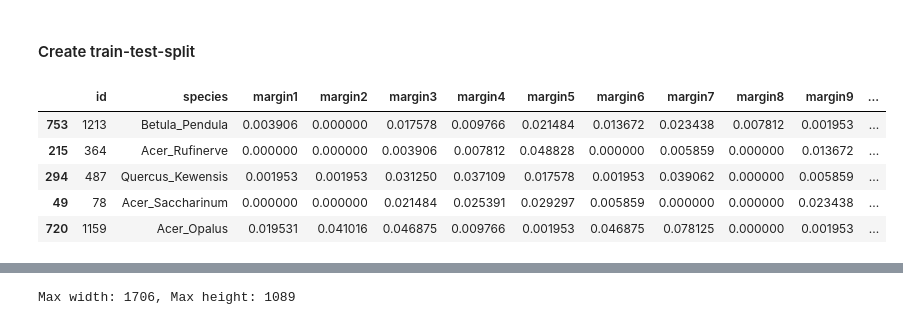
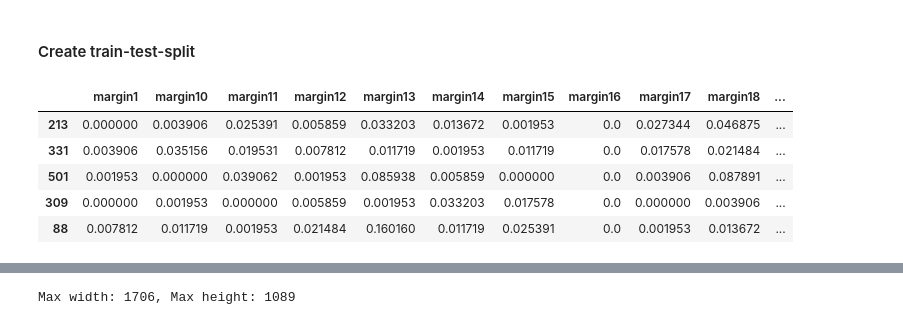
Before and after one commit to LukasDrews97/machine_learning_case_studies, a Jupyter notebook: Leaf_Classification.ipynb, the cells around one changed output, grey strips where cells are left out. Saved outputs shown, nothing was run; the diff lists cells and outputs as text; code cells hidden in the pictures.

```diff
--- a/Leaf_Classification.ipynb
+++ b/Leaf_Classification.ipynb
@@ -161,13 +161,15 @@ class ImageDataset(Dataset):
 #### Create train-test-split
 # %%
 from sklearn import model_selection
-train, test = model_selection.train_test_split(dataset, test_size=0.2, random_state=42)
+X, y = dataset[dataset.columns.difference(['species', 'id'])], dataset[['species', 'id']]
+X_train, X_test, y_train, y_test = model_selection.train_test_split(X, y, test_size=0.2, random_state=42)
+X_result, y_result = result[result.columns.difference(['id'])], result[['id']]
 # %%
-train.head(5)
+X_test.head(5)
 # %% [output]
-|  | id | species | margin1 | margin2 | margin3 | margin4 | margin5 | margin6 | margin7 | margin8 | margin9 | ... |
-| 753 | 1213 | Betula_Pendula | 0.003906 | 0.000000 | 0.017578 | 0.009766 | 0.021484 | 0.013672 | 0.023438 | 0.007812 | 0.001953 | ... |
-| 215 | 364 | Acer_Rufinerve | 0.000000 | 0.000000 | 0.003906 | 0.007812 | 0.048828 | 0.000000 | 0.005859 | 0.000000 | 0.013672 | ... |
-| 294 | 487 | Quercus_Kewensis | 0.001953 | 0.001953 | 0.031250 | 0.037109 | 0.017578 | 0.001953 | 0.039062 | 0.000000 | 0.005859 | ... |
-| 49 | 78 | Acer_Saccharinum | 0.000000 | 0.000000 | 0.021484 | 0.025391 | 0.029297 | 0.005859 | 0.000000 | 0.000000 | 0.023438 | ... |
-| 720 | 1159 | Acer_Opalus | 0.019531 | 0.041016 | 0.046875 | 0.009766 | 0.001953 | 0.046875 | 0.078125 | 0.000000 | 0.001953 | ... |
+|  | margin1 | margin10 | margin11 | margin12 | margin13 | margin14 | margin15 | margin16 | margin17 | margin18 | ... |
+| 213 | 0.000000 | 0.003906 | 0.025391 | 0.005859 | 0.033203 | 0.013672 | 0.001953 | 0.0 | 0.027344 | 0.046875 | ... |
+| 331 | 0.003906 | 0.035156 | 0.019531 | 0.007812 | 0.011719 | 0.001953 | 0.011719 | 0.0 | 0.017578 | 0.021484 | ... |
+| 501 | 0.001953 | 0.000000 | 0.039062 | 0.001953 | 0.085938 | 0.005859 | 0.000000 | 0.0 | 0.003906 | 0.087891 | ... |
+| 309 | 0.000000 | 0.001953 | 0.000000 | 0.005859 | 0.001953 | 0.033203 | 0.017578 | 0.0 | 0.000000 | 0.003906 | ... |
+| 88 | 0.007812 | 0.011719 | 0.001953 | 0.021484 | 0.160160 | 0.011719 | 0.025391 | 0.0 | 0.001953 | 0.013672 | ... |
```
Also changed, not shown: parts of 14 cells of this notebook.
